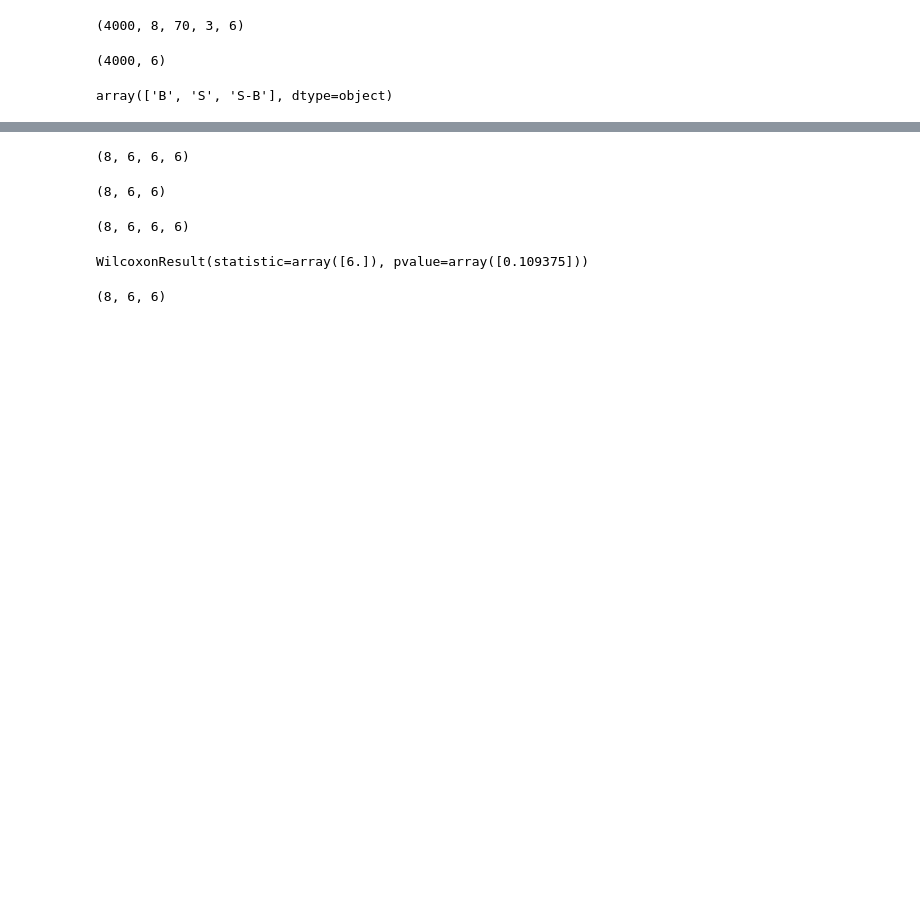
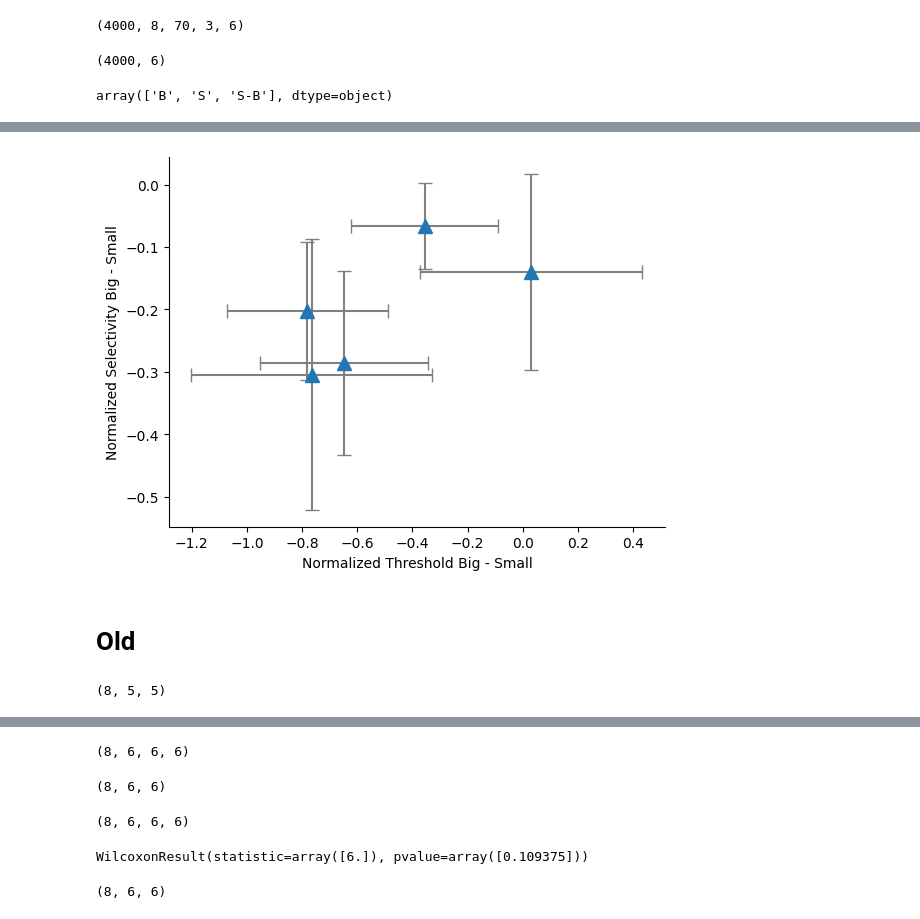
Before and after one commit to hbmep/rat-mapping, a Jupyter notebook: notebooks/C_SMA_LAR/mep_amplitude.ipynb, the cells around one changed output, grey strips where cells are left out. Drawn from its saved outputs; the diff is of its cells as text; code cells hidden in the pictures; blank space fills up the shorter version.

```diff
--- a/notebooks/C_SMA_LAR/mep_amplitude.ipynb
+++ b/notebooks/C_SMA_LAR/mep_amplitude.ipynb
@@ -148,0 +353,4 @@ norm_y.shape
+# %%
+src = "/home/andres/repos/rat-mapping-paper/notebooks/C_SMA_LAR/cst_selectivity_means.pkl"
+with open(src, "rb") as f:
+    selectivity_small, selectivity_big = pickle.load(f)
@@ -148,0 +509,2 @@ norm_y.shape
+# %%
+diff_sel = selectivity_big[:,0,:] - selectivity_small[:,0,:]
@@ -148,0 +527,2 @@ norm_y.shape
+# %%
+diff_eff = ma.mean(diff, axis=(1,-1))
@@ -148,0 +533,5 @@ norm_y.shape
+# %%
+avg_diff_sel = ma.mean(diff_sel, axis=0)
+avg_diff_eff = ma.mean(diff_eff, axis=0)
+sem_diff_sel = stats.sem(diff_sel, axis=0)
+sem_diff_eff = stats.sem(diff_eff, axis=0)
@@ -148,0 +554,9 @@ norm_y.shape
+# %%
+plt.errorbar(x=avg_diff_eff, y=avg_diff_sel, yerr=sem_diff_sel, xerr=sem_diff_eff, fmt='^', capsize=5,ms = 10, ecolor='gray', label='Avg with SEM')
+plt.xlabel("Normalized Threshold Big - Small")
+plt.ylabel("Normalized Selectivity Big - Small")
+sns.despine()
+# %% [output]
+[figure, added]
+# %% [markdown]
+# Old
@@ -148,0 +565,4 @@ norm_y.shape
+# %%
+means_a.shape
+# %% [output]
+(8, 5, 5)
```
Also changed, not shown: parts of 115 cells of this notebook, 14 other files.
